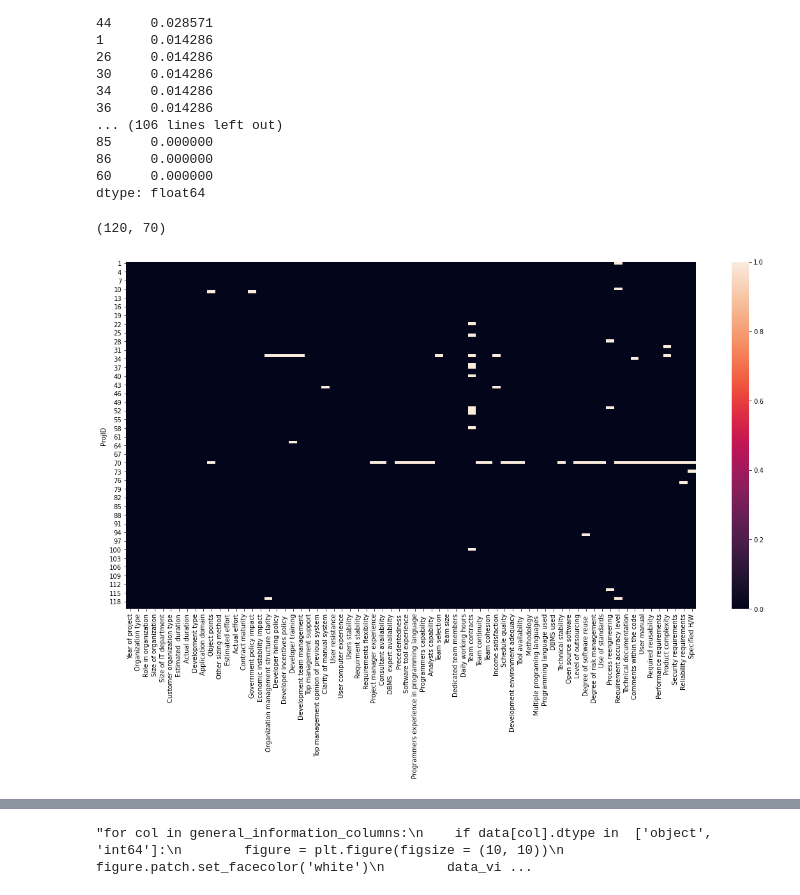
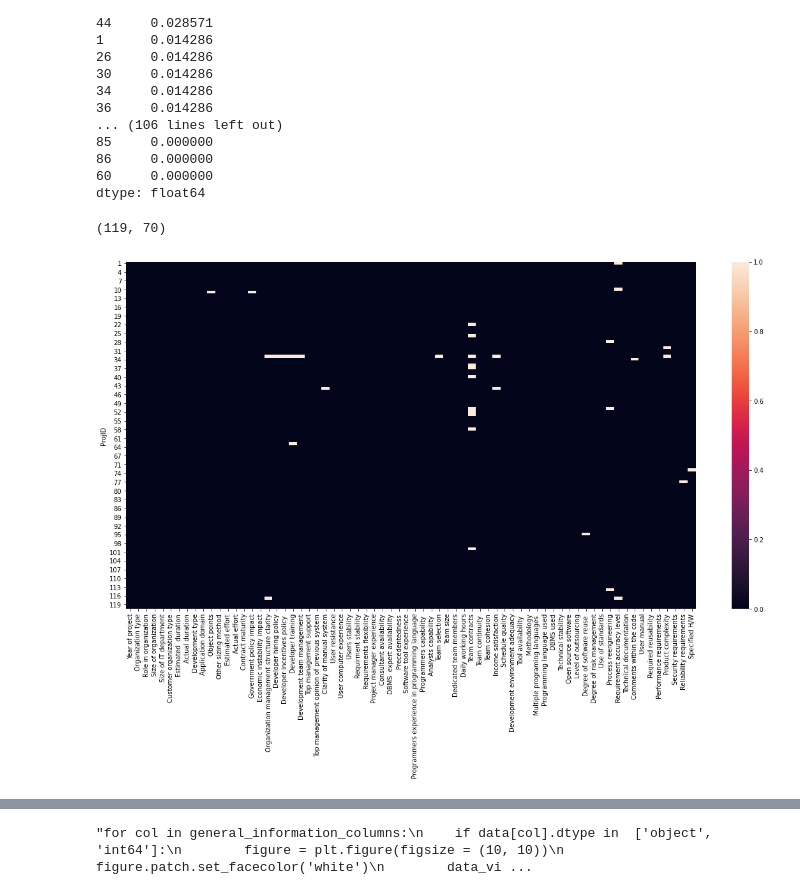
Before and after one commit to youcef-ely/Software-Effort-Estimation, a Jupyter notebook: Notebooks/test.ipynb, the cells around one changed output, grey strips where cells are left out. Drawn from its saved outputs; the diff is of its cells as text; code cells hidden in the pictures.

Commit message:
Data preprocessing

```diff
--- a/Notebooks/test.ipynb
+++ b/Notebooks/test.ipynb
@@ -121,5 +123,5 @@ Year of project                                   0.000000
 dtype: float64
 # %%
 #We will drop all columns that have more than 40% missing values, and store the new dataset in a variable
-data2 = data_preprocessing.drop_missing_values_cols(data, 0.4)
+data = data_preprocessing.drop_missing_values_cols(data, 0.4)
 # %%
@@ -148,12 +150,12 @@ ProjID
 60     0.000000
 dtype: float64
 # %%
-data3 = data_preprocessing.drop_missing_values_rows(data2, 0.4)
-data3.shape
+data = data_preprocessing.drop_missing_values_rows(data, 0.4)
+data.shape
 # %% [output]
-(120, 70)
+(119, 70)
 # %%
 plt.figure(figsize = (20, 10))
-data_visualization.missing_values_map(data2)
+data_visualization.missing_values_map(data)
 # %% [output]
-[figure, old version]
+[figure, new version]
```
Also changed, not shown: parts of 5 cells of this notebook, 1 other file.
